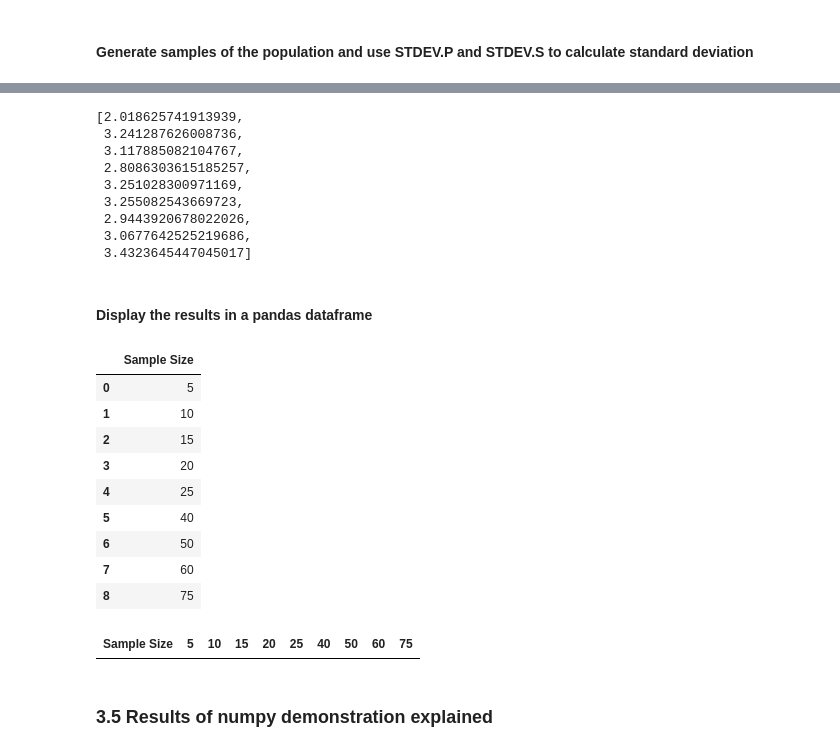
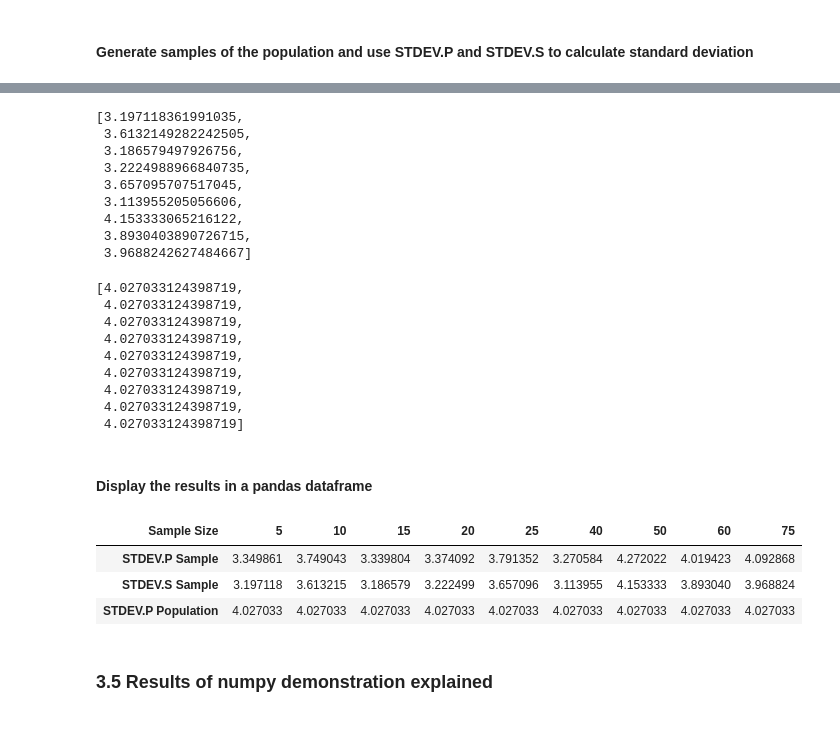
Before and after one commit to johndunne2019/Tasks-2020-Machine-Learning-and-Statistics, a Jupyter notebook: Tasks.ipynb, the cells around one changed output, grey strips where cells are left out. Saved outputs shown, nothing was run; the diff lists cells and outputs as text; code cells hidden in the pictures.

Commit message:
Task 3 - added a pandas dataframe to display the results of calculating standard deviation with STDEV.P and STDEV.S on a sample of the population

```diff
--- a/Tasks.ipynb
+++ b/Tasks.ipynb
@@ -912,6 +912,7 @@ sample_sizes = [5, 10, 15, 20, 25, 40, 50, 60, 75]
 # create an empty array to append the results to
 pop = []
 samp = []
+pop_stddev = []
 
 # loop through the sample sizes
 for s in sample_sizes:
@@ -921,10 +922,14 @@ for s in sample_sizes:
     P = np.sqrt(np.sum((sample - np.mean(sample))**2)/len(sample))
     # calculate the standard deviation using the STDEV.S formula
     S = np.sqrt(np.sum((sample - np.mean(sample))**2)/len(sample)-1)
+    # This is the standard deviation of the entire population generated by the STDEV.P calculation
+    total = np.sqrt(np.sum((population - np.mean(population))**2)/len(population))
 
     # append the results for the STDEV.P and STDEV.S calculations to the empty arrays created earlier
     pop.append(P)
     samp.append(S)
+    # append the atcual standard deviation of the full population to the array created earlier
+    pop_stddev.append(total)
 # %%
 # display the STDEV.P standard deviation calculated
 pop
@@ -942,38 +947,52 @@ pop
 # display the STDEV.S standard deviation calculated
 samp
 # %% [output]
-[2.018625741913939,
- 3.241287626008736,
- 3.117885082104767,
- 2.8086303615185257,
- 3.251028300971169,
- 3.255082543669723,
- 2.9443920678022026,
- 3.0677642525219686,
- 3.4323645447045017]
+[3.197118361991035,
+ 3.6132149282242505,
+ 3.186579497926756,
+ 3.2224988966840735,
+ 3.657095707517045,
+ 3.113955205056606,
+ 4.153333065216122,
+ 3.8930403890726715,
+ 3.9688242627484667]
+# %%
+pop_stddev
+# %% [output]
+[4.027033124398719,
+ 4.027033124398719,
+ 4.027033124398719,
+ 4.027033124398719,
+ 4.027033124398719,
+ 4.027033124398719,
+ 4.027033124398719,
+ 4.027033124398719,
+ 4.027033124398719]
 # %% [markdown]
 #### Display the results in a pandas dataframe
-# %%
-import pandas as pd
-df = pd.DataFrame()
-df['Sample Size'] = sample_sizes
-df
-# %% [output]
-|  | Sample Size |
-| 0 | 5 |
-| 1 | 10 |
-| 2 | 15 |
-| 3 | 20 |
-| 4 | 25 |
-| 5 | 40 |
-| 6 | 50 |
-| 7 | 60 |
-| 8 | 75 |
-# %%
-df.set_index('Sample Size', inplace=True)
-df.T
-# %% [output]
-| Sample Size | 5 | 10 | 15 | 20 | 25 | 40 | 50 | 60 | 75 |
+# %%
+# import pandas
+import pandas as pd
+# create a pandas dataframe
+df = pd.DataFrame()
+# create a row of data called Sample size and populate with the array of sample sizes
+df['Sample Size'] = sample_sizes
+# create a row of data for the STDEV.P calculation and populate with the data in the pop array
+df['STDEV.P Sample'] = pop
+# create a row of data for the STDEV.S calculation and populate with the data in the samp array
+df['STDEV.S Sample'] = samp
+# add the actual standard deviation of the population to the dataframe
+df['STDEV.P Population'] = pop_stddev
+
+# set the index in place as Sample Size
+df.set_index('Sample Size', inplace=True)
+# transpose the dataframe, flip the columns and rows, looks better this way
+df.T
+# %% [output]
+| Sample Size | 5 | 10 | 15 | 20 | 25 | 40 | 50 | 60 | 75 |
+| STDEV.P Sample | 3.349861 | 3.749043 | 3.339804 | 3.374092 | 3.791352 | 3.270584 | 4.272022 | 4.019423 | 4.092868 |
+| STDEV.S Sample | 3.197118 | 3.613215 | 3.186579 | 3.222499 | 3.657096 | 3.113955 | 4.153333 | 3.893040 | 3.968824 |
+| STDEV.P Population | 4.027033 | 4.027033 | 4.027033 | 4.027033 | 4.027033 | 4.027033 | 4.027033 | 4.027033 | 4.027033 |
 # %% [markdown]
 ### 3.5 Results of numpy demonstration explained
 # %% [markdown]
```
Also changed, not shown: parts of 16 cells of this notebook.
